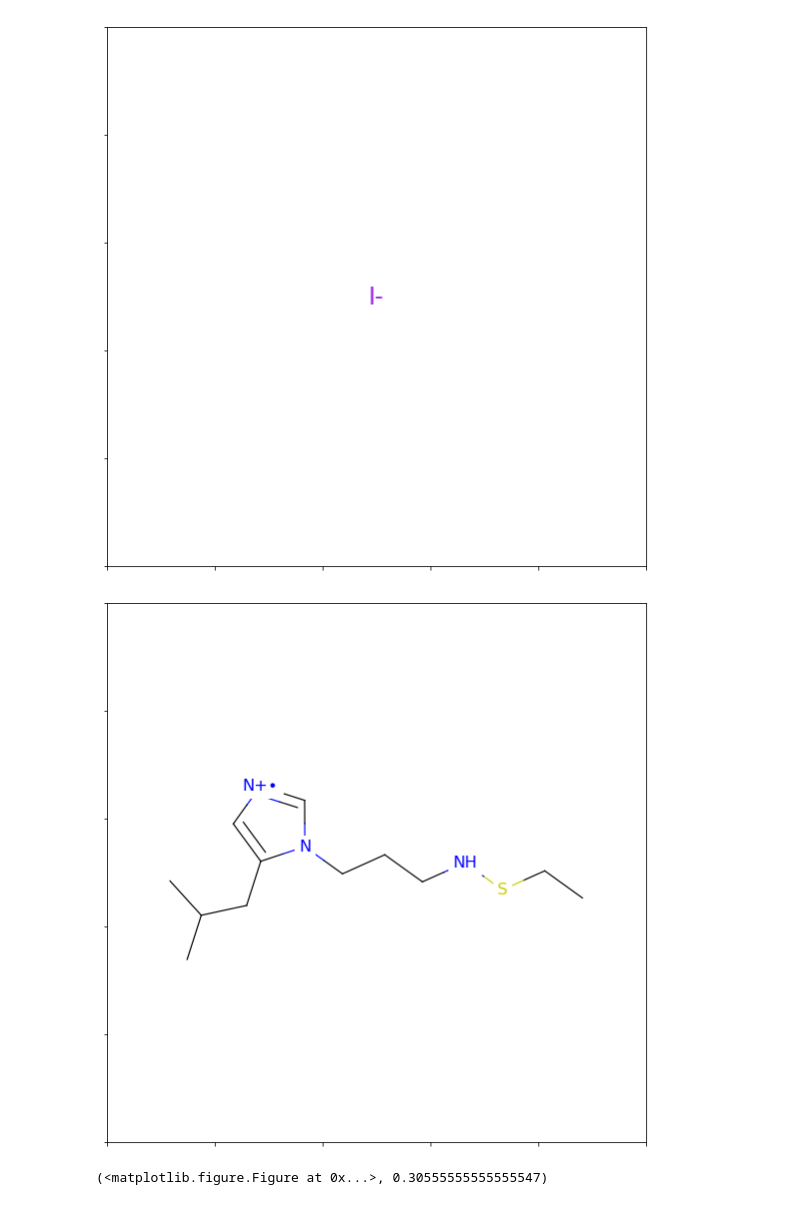
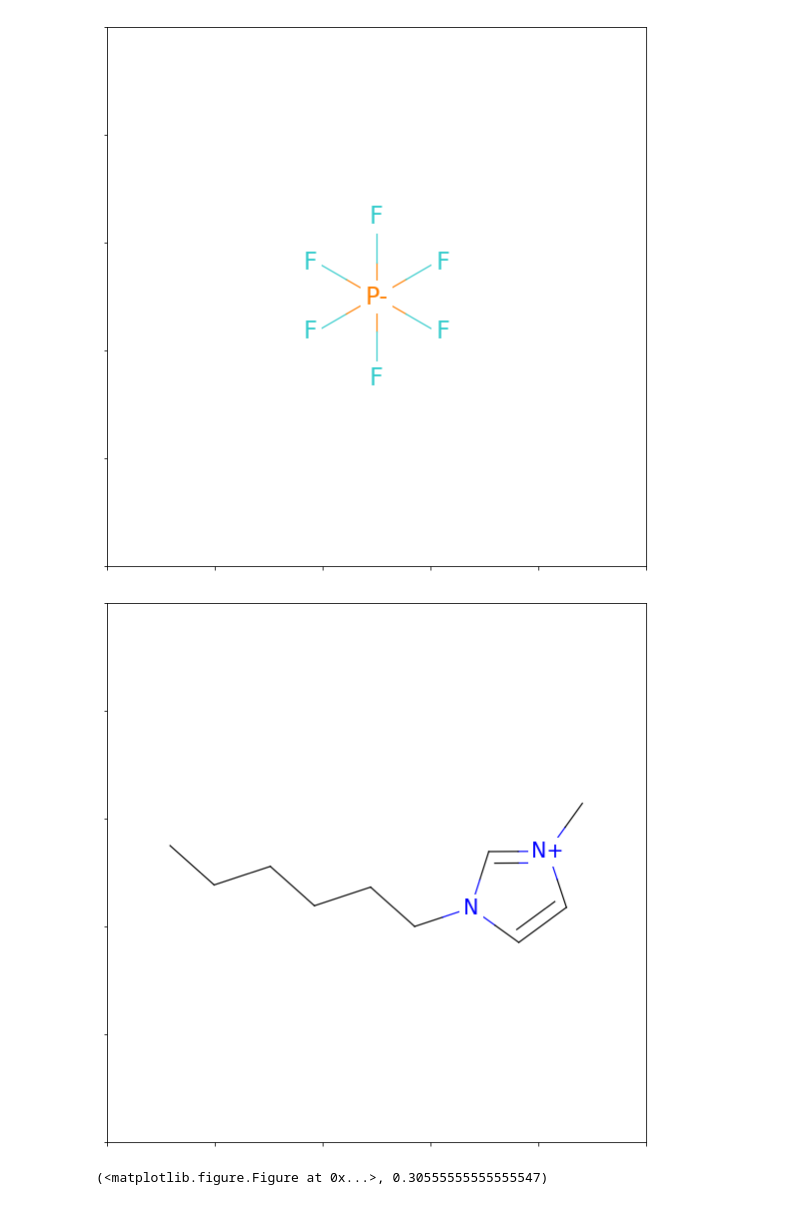
Before and after one commit to wesleybeckner/gains, a Jupyter notebook: scripts/gains_prototype.ipynb, the cells around one changed output. Drawn from its saved outputs; the diff is of its cells as text; code cells hidden in the pictures.

```diff
--- a/scripts/gains_prototype.ipynb
+++ b/scripts/gains_prototype.ipynb
@@ -94,7 +94,7 @@ anion = Chem.MolFromSmiles(df[ohPickMe[0]])
 print(df[ohPickMe[0]])
 img = Draw.MolToMPL(anion)
 target = random.sample(range(800,1500),1)[0]
-target = 850
+target = 1300
 print(target)
 best = guess_password(target)
 img = Draw.MolToMPL(best.Mol)
@@ -119,5 +106,5 @@ within 1% of target density: 850 (kg/m)
-[figure, old version]
+[figure, new version]
-[figure, old version]
+[figure, new version]
 # %%
 geneSet = genetic.generate_geneset()
 df = genetic.load_data("saltInfo.csv")
```
Also changed, not shown: parts of 1 cell of this notebook, 2 other files.
